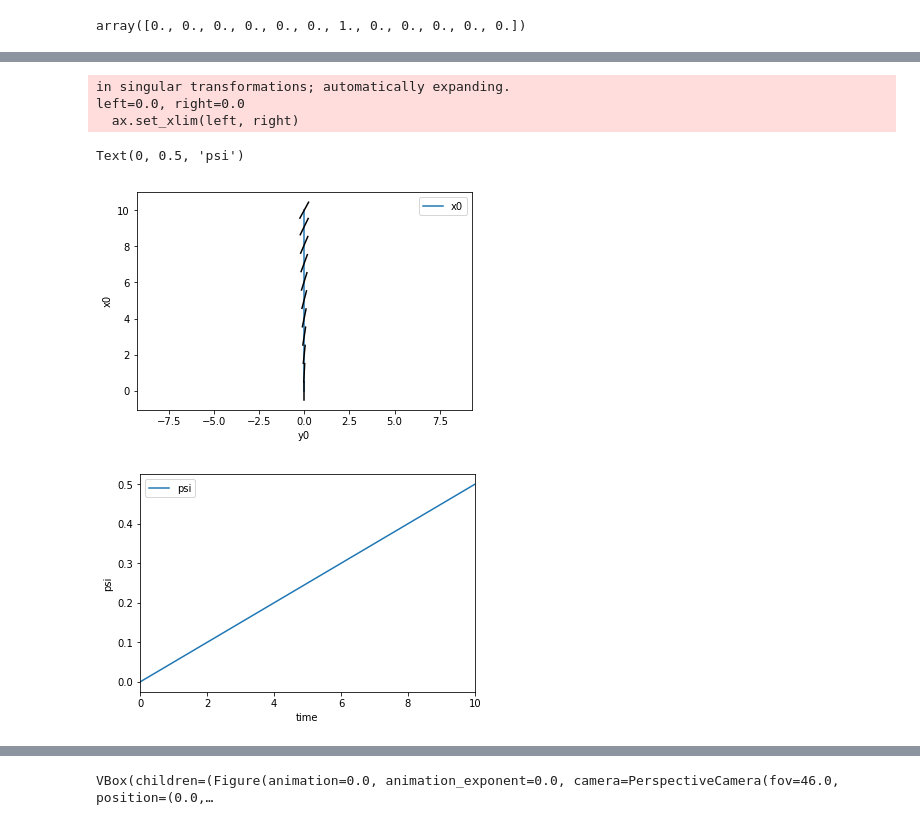
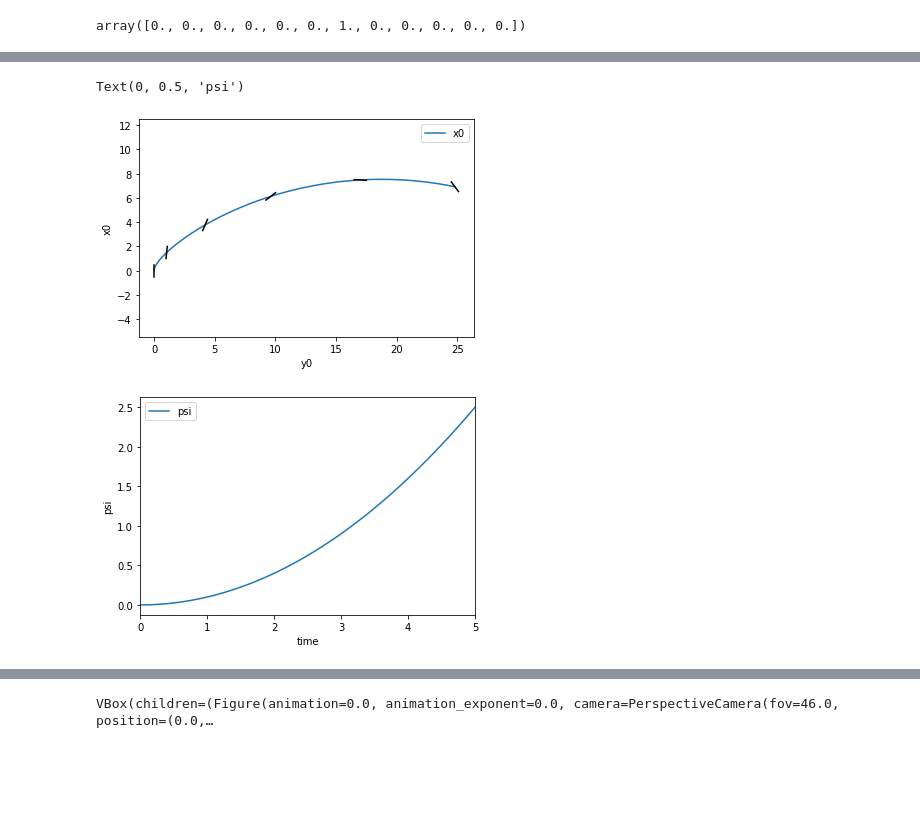
Before and after one commit to martinlarsalbert/motion-to-acceleration, a Jupyter notebook: rigid_body_6DOF.ipynb, the cells around one changed output, grey strips where cells are left out. Saved outputs shown, nothing was run; the diff lists cells and outputs as text; code cells hidden in the pictures; blank space fills up the shorter version.

Commit message:
Got the simulation to rock in 6 DOF too! And also made a funky spiral simulation with a 3D plot

```diff
--- a/rigid_body_6DOF.ipynb
+++ b/rigid_body_6DOF.ipynb
@@ -90,11 +97,11 @@ torque = (S, torque_vector)
 ## Equations of Motion
 # %%
 coordinates = [x0, y0, z0, phi, theta, psi]
-speeds = [x01d, y01d, z01d, phi1d, theta1d, psi1d]
+speeds = [u, v, w, phi1d, theta1d, psi1d]
 # %%
-kinematical_differential_equations = [x0.diff() - x01d,
-                                      y0.diff() - y01d,
-                                      z0.diff() - z01d,
+kinematical_differential_equations = [x0.diff() - velocity_matrix[0],
+                                      y0.diff() - velocity_matrix[1],
+                                      z0.diff() - velocity_matrix[2],
                                       phi.diff() - phi1d,
                                       theta.diff() - theta1d,
                                       psi.diff() - psi1d,
@@ -158,14 +165,14 @@ def simulate(t,force_torque, I_xx,I_yy,I_zz,mass, initial_coordinates = [0, 0, 0
 # %%
 t = np.linspace(0,10,100)
 
-df = simulate(t=t, force_torque=[0,0,1,0,0,0],I_xx=1, I_yy=1, I_zz=1, mass=1)
+df = simulate(t=t, force_torque=[1,0,0,0,0,0],I_xx=1, I_yy=1, I_zz=1, mass=1)
 
 
 fig,ax = plt.subplots()
-df.plot(y='z0', ax=ax);
+df.plot(y='x0', ax=ax);
 ax.set_xlabel('time [s]')
 
 fig,ax = plt.subplots()
-df.plot(y='z01d', ax=ax);
+df.plot(y='u', ax=ax);
 ax.set_xlabel('time [s]');
 # %% [output]
@@ -174,13 +180,0 @@ ax.set_xlabel('time [s]');
-# %%
-t = np.linspace(0,10,100)
-
-df = simulate(t=t, force_torque=[0,0,0,1,0,0],I_xx=1, I_yy=1, I_zz=1, mass=1)
-
-
-fig,ax = plt.subplots()
-df.plot(y='phi', ax=ax);
-ax.set_xlabel('time [s]')
-
-fig,ax = plt.subplots()
-df.plot(y='phi1d', ax=ax);
-ax.set_xlabel('time [s]');
@@ -213,27 +233,19 @@ def track_plot(df,ax, l=1, time_step='1S'):
 # %%
-t = np.linspace(0,10,100)
+t = np.linspace(0,5,100)
 
-coordinates_ = [0, 0, 0, 0, 0, 0]
-speeds_ = [1, 0, 0, 0, 0, 1]
-
-start = np.array(coordinates_+speeds_)
-
-df = simulate(t=t, force_torque=[0,0.0,0,0,0,0.0],I_xx=1, I_yy=1, I_zz=1, mass=1,
-              initial_speeds=[1,0,0,0,0,0.05],initial_coordinates=[0, 0, 0, 0, 0, 0.0])
+df = simulate(t=t, force_torque=[1,2,0,0,0,0.2],I_xx=1, I_yy=1, I_zz=1, mass=1,
+              initial_speeds=[1,0,0,0,0,0.0],initial_coordinates=[0, 0, 0, 0, 0, 0.0])
 
 
 fig,ax = plt.subplots()
 track_plot(df,ax)
 
 
 fig,ax = plt.subplots()
 df.plot(y='psi', ax=ax);
 ax.set_xlabel('time')
 ax.set_ylabel('psi')
 # %% [output]
-in singular transformations; automatically expanding.
-left=0.0, right=0.0
-  ax.set_xlim(left, right)
+Text(0, 0.5, 'psi')
-Text(0, 0.5, 'psi')
-[figure, old version]
+[figure, new version]
-[figure, old version]
+[figure, new version]
```
Also changed, not shown: parts of 15 cells of this notebook.
